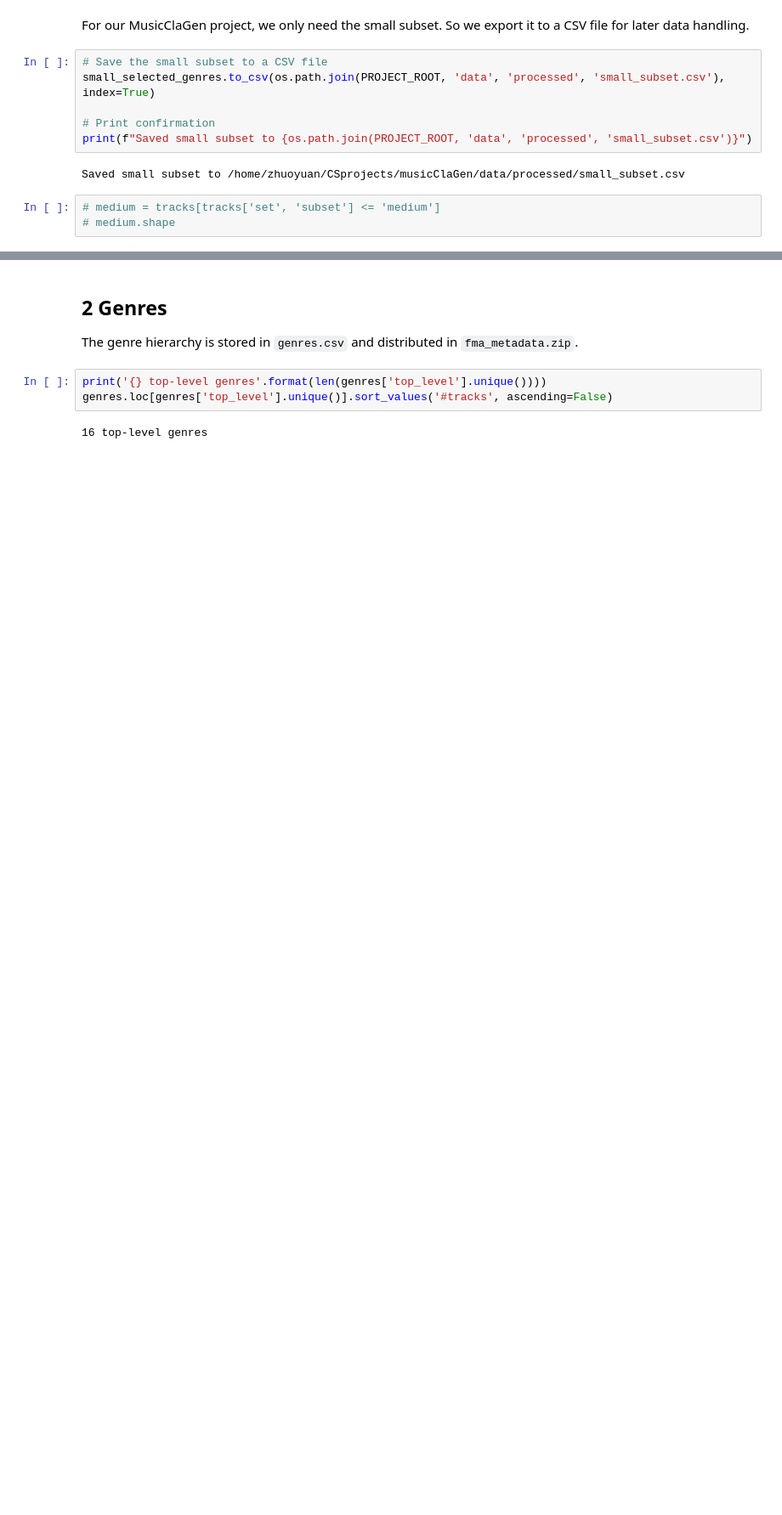
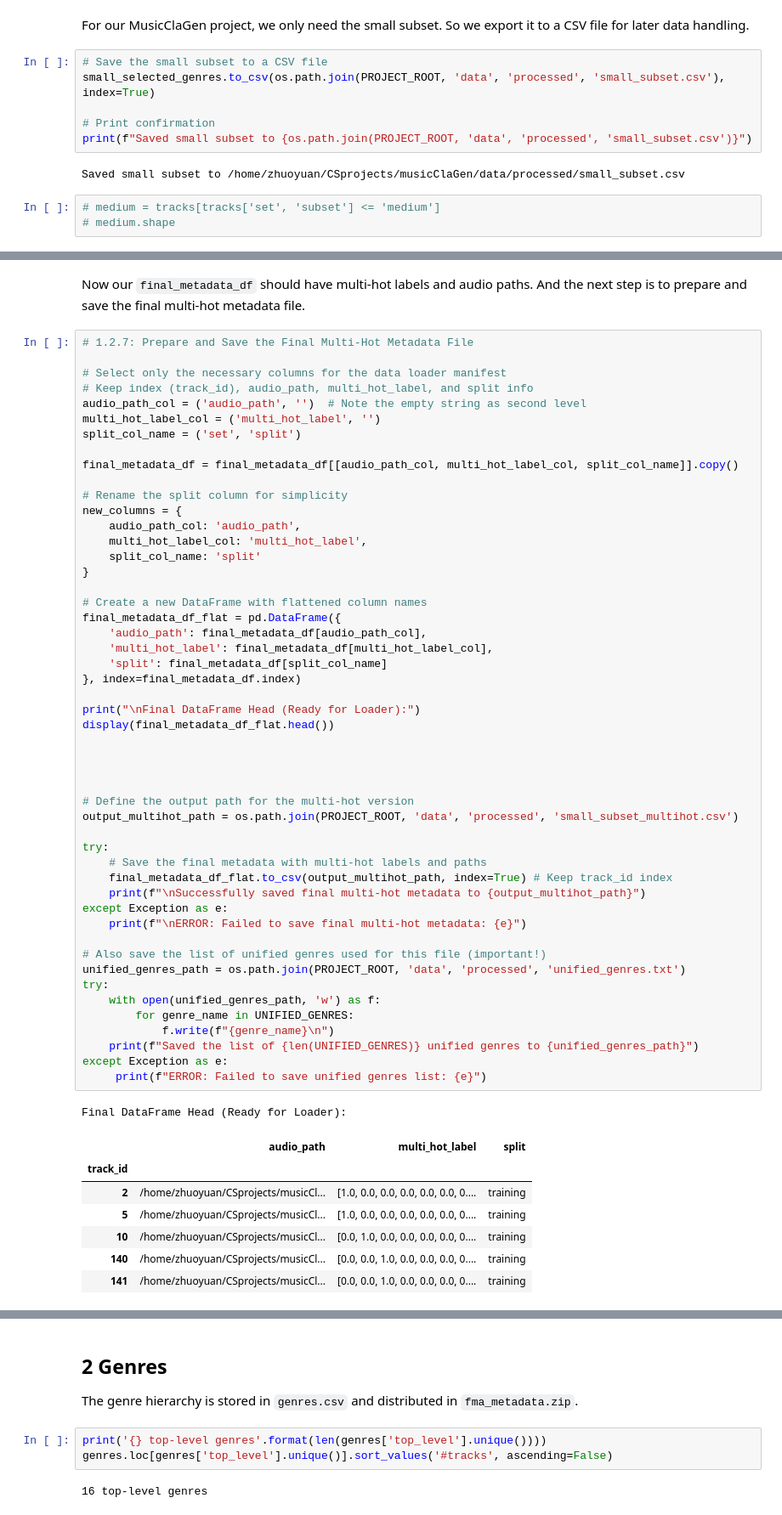
Before and after one commit to ZhuoyuanJiang/MusicClaGen, a Jupyter notebook: src/data/raw/usage.ipynb, the cells around one changed output, grey strips where cells are left out. Shown at 85% size. Drawn from its saved outputs; the diff is of its cells as text; blank space fills up the shorter version.

Commit message:
finish the part of exporting multihot label file with path

```diff
--- a/src/data/raw/usage.ipynb
+++ b/src/data/raw/usage.ipynb
@@ -184,0 +519,61 @@ Saved small subset to /home/zhuoyuan/CSprojects/musicClaGen/data/processed/small
+# %% [markdown]
+Now our `final_metadata_df` should have multi-hot labels and audio paths. And the next step is to prepare and save the final multi-hot metadata file.
+# %%
+# 1.2.7: Prepare and Save the Final Multi-Hot Metadata File
+
+# Select only the necessary columns for the data loader manifest
+# Keep index (track_id), audio_path, multi_hot_label, and split info
+audio_path_col = ('audio_path', '')  # Note the empty string as second level
+multi_hot_label_col = ('multi_hot_label', '')
+split_col_name = ('set', 'split')
+
+final_metadata_df = final_metadata_df[[audio_path_col, multi_hot_label_col, split_col_name]].copy()
+
+# Rename the split column for simplicity
+new_columns = {
+    audio_path_col: 'audio_path',
+    multi_hot_label_col: 'multi_hot_label',
+    split_col_name: 'split'
+}
+
+# Create a new DataFrame with flattened column names
+final_metadata_df_flat = pd.DataFrame({
+    'audio_path': final_metadata_df[audio_path_col],
+    'multi_hot_label': final_metadata_df[multi_hot_label_col],
+    'split': final_metadata_df[split_col_name]
+}, index=final_metadata_df.index)
+
+print("\nFinal DataFrame Head (Ready for Loader):")
+display(final_metadata_df_flat.head())
+
+
+
+
+# Define the output path for the multi-hot version
+output_multihot_path = os.path.join(PROJECT_ROOT, 'data', 'processed', 'small_subset_multihot.csv')
+
+try:
+    # Save the final metadata with multi-hot labels and paths
+    final_metadata_df_flat.to_csv(output_multihot_path, index=True) # Keep track_id index
+    print(f"\nSuccessfully saved final multi-hot metadata to {output_multihot_path}")
+except Exception as e:
+    print(f"\nERROR: Failed to save final multi-hot metadata: {e}")
+
+# Also save the list of unified genres used for this file (important!)
+unified_genres_path = os.path.join(PROJECT_ROOT, 'data', 'processed', 'unified_genres.txt')
+try:
+    with open(unified_genres_path, 'w') as f:
+        for genre_name in UNIFIED_GENRES:
+            f.write(f"{genre_name}\n")
+    print(f"Saved the list of {len(UNIFIED_GENRES)} unified genres to {unified_genres_path}")
+except Exception as e:
+     print(f"ERROR: Failed to save unified genres list: {e}")
+# %% [output]
+Final DataFrame Head (Ready for Loader):
+|  | audio_path | multi_hot_label | split |
+| track_id |  |  |  |
+| 2 | /home/zhuoyuan/CSprojects/musicCl... | [1.0, 0.0, 0.0, 0.0, 0.0, 0.0, 0.... | training |
+| 5 | /home/zhuoyuan/CSprojects/musicCl... | [1.0, 0.0, 0.0, 0.0, 0.0, 0.0, 0.... | training |
+| 10 | /home/zhuoyuan/CSprojects/musicCl... | [0.0, 1.0, 0.0, 0.0, 0.0, 0.0, 0.... | training |
+| 140 | /home/zhuoyuan/CSprojects/musicCl... | [0.0, 0.0, 1.0, 0.0, 0.0, 0.0, 0.... | training |
+| 141 | /home/zhuoyuan/CSprojects/musicCl... | [0.0, 0.0, 1.0, 0.0, 0.0, 0.0, 0.... | training |
```
Also changed, not shown: parts of 13 cells of this notebook.
